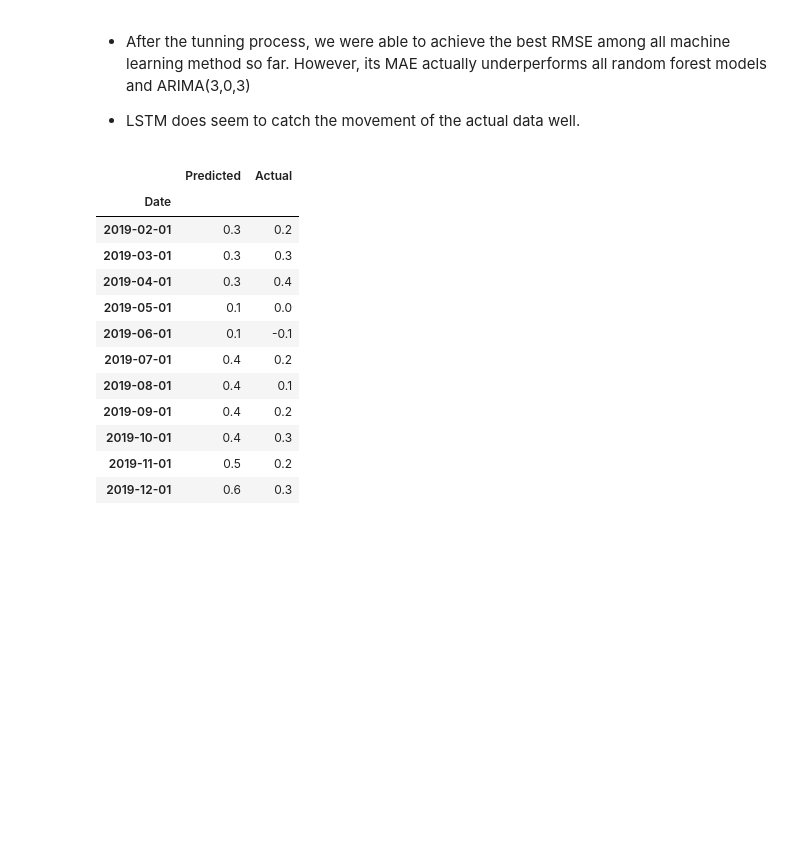
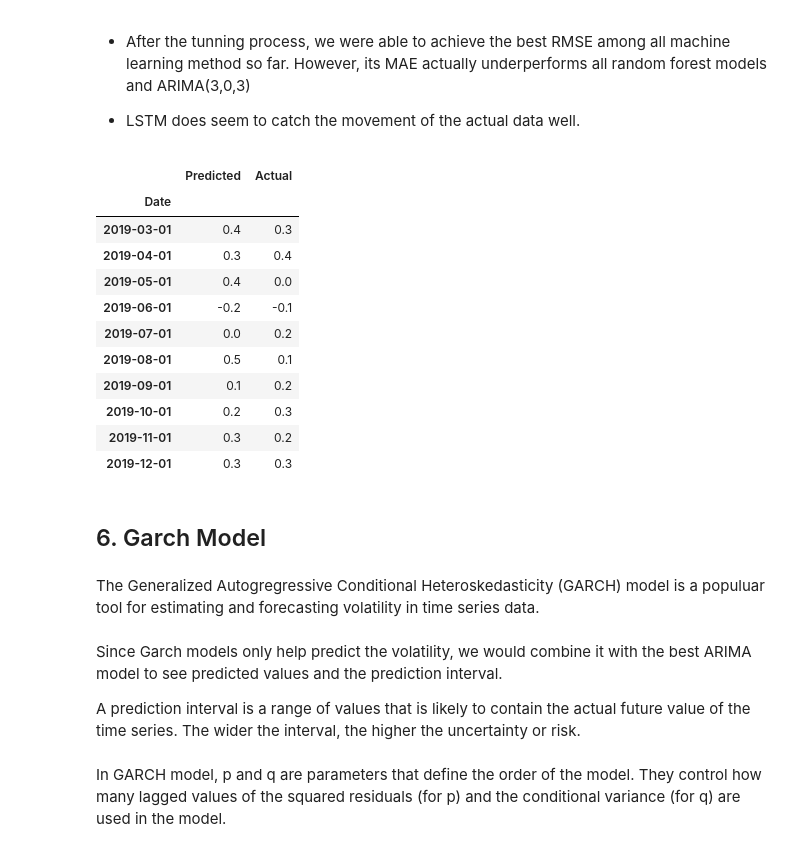
Before and after one commit to namtran6701/Inflation_Prediction, a Jupyter notebook: project_3.ipynb, the cells around one changed output. Cells and saved outputs as stored; diff of their text form; code cells hidden in the pictures; blank space fills up the shorter version.

```diff
--- a/project_3.ipynb
+++ b/project_3.ipynb
@@ -560,6 +591,6 @@ According to the lag analysis, we were able to figure out that the first 3 AR co
 # %%
-ar = [2,3]
-ma = [1,2,3,4]
+ar = [2,3,4]
+ma = [1,2,3,]
 
 for i in ma:
 
@@ -977,13 +1090,14 @@ def reconstruct_second_order_differenced_data(second_order_diff_data):
 # %%
 # Merge the result of the previous function with df['1-Month % Change']
 def merge_with_1_month_pct_change(second_order_diff_data):
-    reconstructed_data = reconstruct_second_order_differenced_data(second_order_diff_data)[2:]
+    reconstructed_data = reconstruct_second_order_differenced_data(second_order_diff_data)
+    actual_data = df['CPI'].loc['2019-02-01':'2019-12-01']
     # calculate the percentage difference in the reconstructed_data
-    reconstructed_data = [((reconstructed_data[i] - reconstructed_data[i-1]) / reconstructed_data[i-1]) * 100 for i in range(1, len(reconstructed_data))]
-    reconstructed_data = pd.Series(reconstructed_data, index=df['1-Month % Change'].loc['2019-02-01':].index)
+    reconstructed_data = [((reconstructed_data[i] - actual_data[i]) / actual_data[i]) * 100 for i in range(0, len(reconstructed_data))]
+    reconstructed_data = pd.Series(reconstructed_data, index=df['1-Month % Change'].loc['2019-03-01':].index)
     reconstructed_data.name = 'Predicted'
     reconstructed_data = reconstructed_data.round(1)
-    reconstructed_data = pd.merge(reconstructed_data, df['1-Month % Change'].loc['2019-02-01':], left_index=True, right_index=True)
+    reconstructed_data = pd.merge(reconstructed_data, df['1-Month % Change'].loc['2019-03-01':], left_index=True, right_index=True)
     reconstructed_data.columns = ['Predicted', 'Actual']
     return reconstructed_data
 # %%
@@ -1325,18 +1472,18 @@ grid_search = GridSearchCV(estimator=rf_w_lags,
 
 # n_iter: Number of random parameter combinations to try
 
-random_search = RandomizedSearchCV(estimator=rf_w_lags,
-    param_distributions=param_grid,
-    n_iter=100,
-    cv=5,
-    n_jobs=-1,
-    verbose=2,
-    random_state=123)
+# random_search = RandomizedSearchCV(estimator=rf_w_lags,
+#     param_distributions=param_grid,
+#     n_iter=100,
+#     cv=5,
+#     n_jobs=-1,
+#     verbose=2,
+#     random_state=123)
 
 # Fit the search object, here we can use either random search or grid searchq
 
 grid_search.fit(x_train_w_lags, y_train_w_lags)
 
-random_search.fit(x_train_w_lags, y_train_w_lags)
+# random_search.fit(x_train_w_lags, y_train_w_lags)
 # %% [output]
 Fitting 3 folds for each of 1080 candidates, totalling 3240 fits
@@ -1778,9 +1983,19 @@ lstm_x_test = x_test_w_lags.values.reshape((x_test_w_lags.shape[0], 1, x_test_w_
 
 lstm_test_pred = lstm_2.predict(lstm_x_test)
 
+# convert lstm_test_pred to a 1D array
+
+lstm_test_pred = lstm_test_pred.flatten()
+
 mse = mean_squared_error(y_test, lstm_test_pred)
 
 mae = np.mean(np.abs(lstm_test_pred - y_test.values))
 
 rmse = np.sqrt(mean_squared_error(y_test, lstm_test_pred))
+
+# Calculate the variance on test prediction
+
+var = np.var(lstm_test_pred)
+
+print(f"Variance of Test Prediction on LSTM w/ Lags: {var:.2f}\n")
 # %% [output]
@@ -1801,16 +2015,25 @@ hehe = lstm_test_pred.reshape(-1)
 # %%
-merge_with_1_month_pct_change(hehe)
+merge_with_1_month_pct_change(lstm_test_pred)
 # %% [output]
 |  | Predicted | Actual |
 | Date |  |  |
-| 2019-02-01 | 0.3 | 0.2 |
-| 2019-03-01 | 0.3 | 0.3 |
+| 2019-03-01 | 0.4 | 0.3 |
 | 2019-04-01 | 0.3 | 0.4 |
-| 2019-05-01 | 0.1 | 0.0 |
-| 2019-06-01 | 0.1 | -0.1 |
-| 2019-07-01 | 0.4 | 0.2 |
-| 2019-08-01 | 0.4 | 0.1 |
-| 2019-09-01 | 0.4 | 0.2 |
-| 2019-10-01 | 0.4 | 0.3 |
-| 2019-11-01 | 0.5 | 0.2 |
-| 2019-12-01 | 0.6 | 0.3 |
+| 2019-05-01 | 0.4 | 0.0 |
+| 2019-06-01 | -0.2 | -0.1 |
+| 2019-07-01 | 0.0 | 0.2 |
+| 2019-08-01 | 0.5 | 0.1 |
+| 2019-09-01 | 0.1 | 0.2 |
+| 2019-10-01 | 0.2 | 0.3 |
+| 2019-11-01 | 0.3 | 0.2 |
+| 2019-12-01 | 0.3 | 0.3 |
+# %% [markdown]
+## 6. Garch Model
+# %% [markdown]
+The Generalized Autogregressive Conditional Heteroskedasticity (GARCH) model is a populuar tool for estimating and forecasting volatility in time series data.
+# %% [markdown]
+Since Garch models only help predict the volatility, we would combine it with the best ARIMA model to see predicted values and the prediction interval.
+
+A prediction interval is a range of values that is likely to contain the actual future value of the time series. The wider the interval, the higher the uncertainty or risk.
+# %% [markdown]
+In GARCH model, p and q are parameters that define the order of the model. They control how many lagged values of the squared residuals (for p) and the conditional variance (for q) are used in the model.
```
Also changed, not shown: parts of 43 cells of this notebook.
